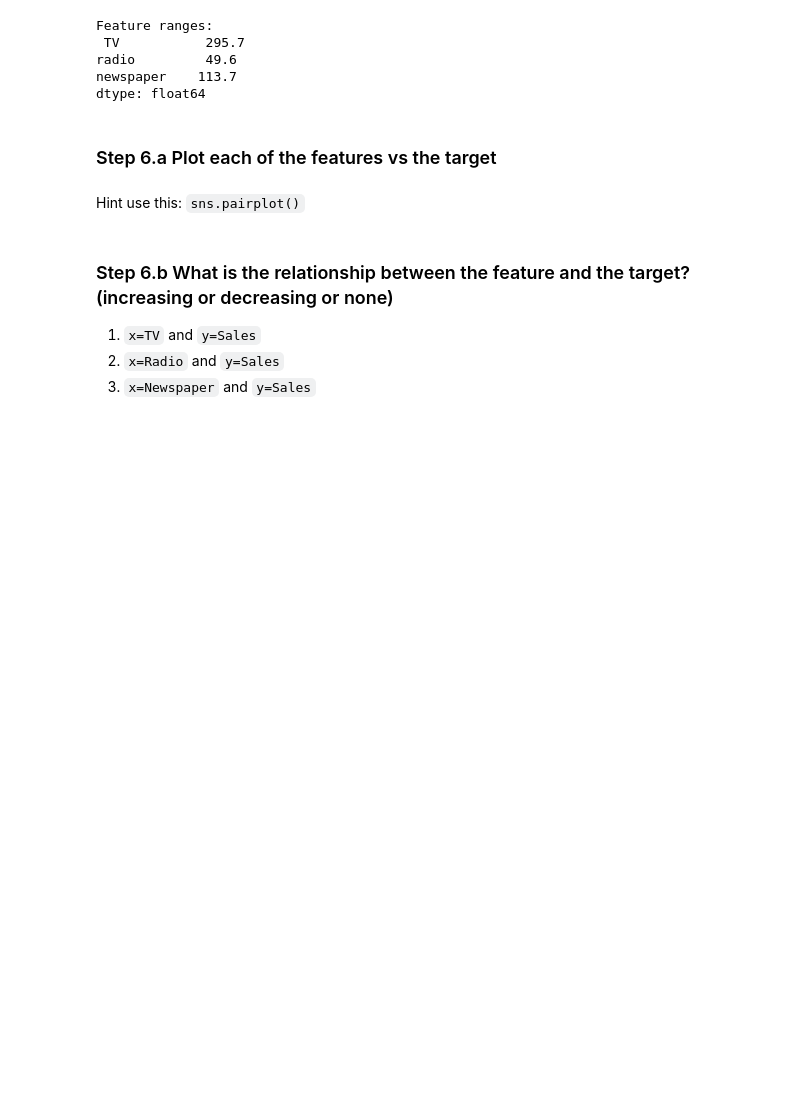
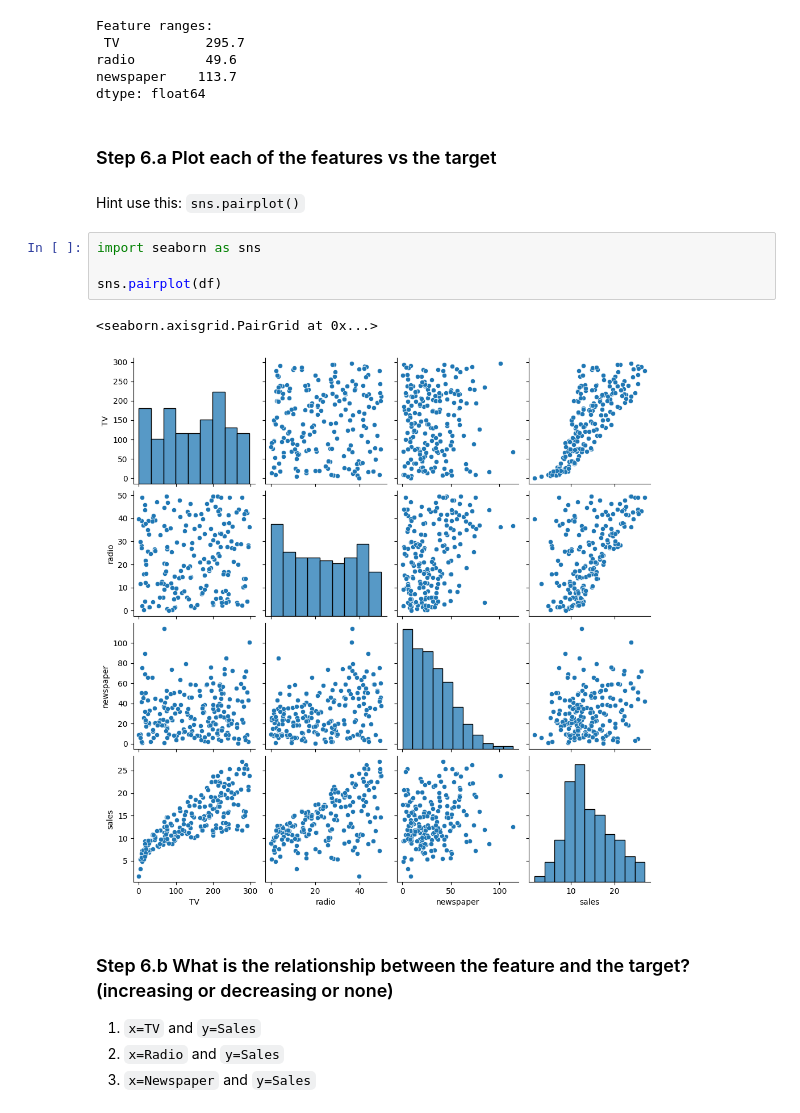
Before and after one commit to lamaalfreah/AAI, a Jupyter notebook: student/c3/ex1_multi_reg.ipynb, the cells around one changed output. Drawn from its saved outputs; the diff is of its cells as text; blank space fills up the shorter version.

```diff
--- a/student/c3/ex1_multi_reg.ipynb
+++ b/student/c3/ex1_multi_reg.ipynb
@@ -87,6 +87,13 @@ dtype: float64
 ### Step 6.a Plot each of the features vs the target
 # %% [markdown]
 Hint use this: `sns.pairplot()`
+# %%
+import seaborn as sns
+
+sns.pairplot(df)
+# %% [output]
+<seaborn.axisgrid.PairGrid at 0x...>
+[figure, added]
 # %% [markdown]
 ### Step 6.b What is the relationship between the feature and the target? (increasing or decreasing or none)
 
```
Also changed, not shown: parts of 1 cell of this notebook.
